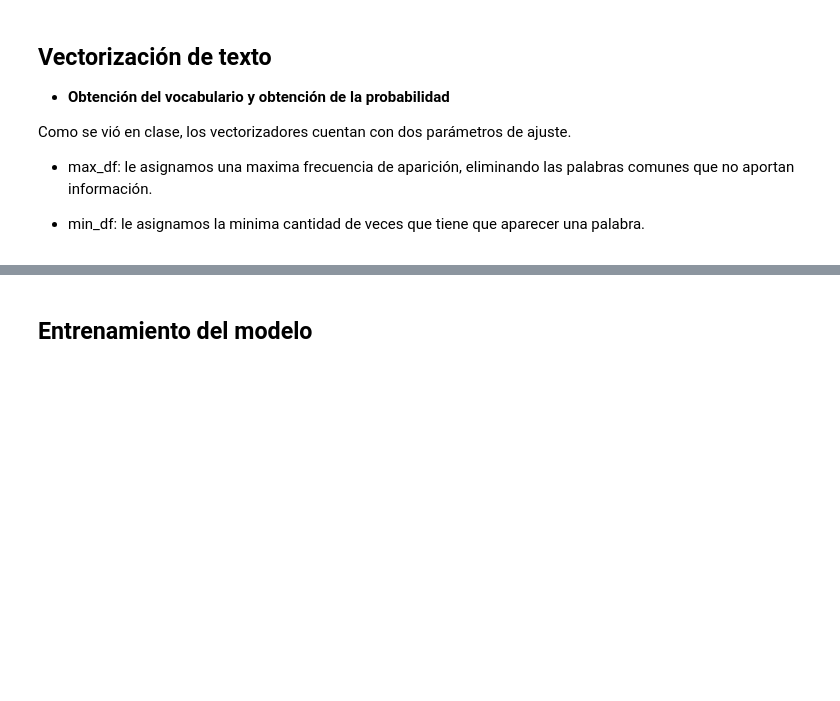
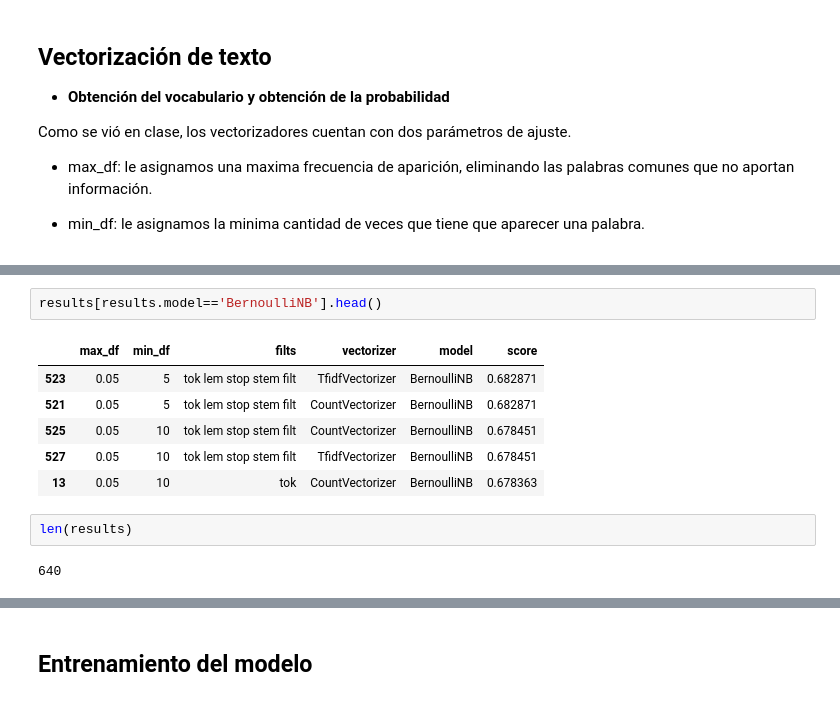
Before and after one commit to rocioparra/redes-neuronales, a Jupyter notebook: 03-clasificacion-texto/Ejercicio_Clasificación_Texto.ipynb, the cells around one changed output, grey strips where cells are left out. Saved outputs shown, nothing was run; the diff lists cells and outputs as text; blank space fills up the shorter version.

```diff
--- a/03-clasificacion-texto/Ejercicio_Clasificación_Texto.ipynb
+++ b/03-clasificacion-texto/Ejercicio_Clasificación_Texto.ipynb
@@ -279,3 +339,16 @@ else:
+# %%
+results[results.model=='BernoulliNB'].head()
+# %% [output]
+|  | max_df | min_df | filts | vectorizer | model | score |
+| 523 | 0.05 | 5 | tok lem stop stem filt | TfidfVectorizer | BernoulliNB | 0.682871 |
+| 521 | 0.05 | 5 | tok lem stop stem filt | CountVectorizer | BernoulliNB | 0.682871 |
+| 525 | 0.05 | 10 | tok lem stop stem filt | CountVectorizer | BernoulliNB | 0.678451 |
+| 527 | 0.05 | 10 | tok lem stop stem filt | TfidfVectorizer | BernoulliNB | 0.678451 |
+| 13 | 0.05 | 10 | tok | CountVectorizer | BernoulliNB | 0.678363 |
+# %%
+len(results)
+# %% [output]
+640
 # %%
 best = results['score'].max()
 best_filt = results['score']==best
```
Also changed, not shown: parts of 42 cells of this notebook, 18 other files.
